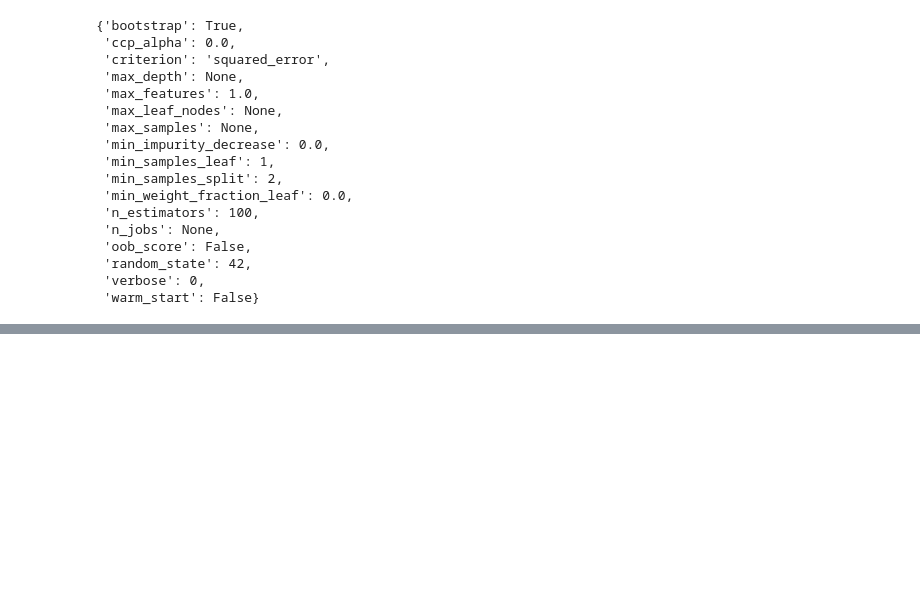
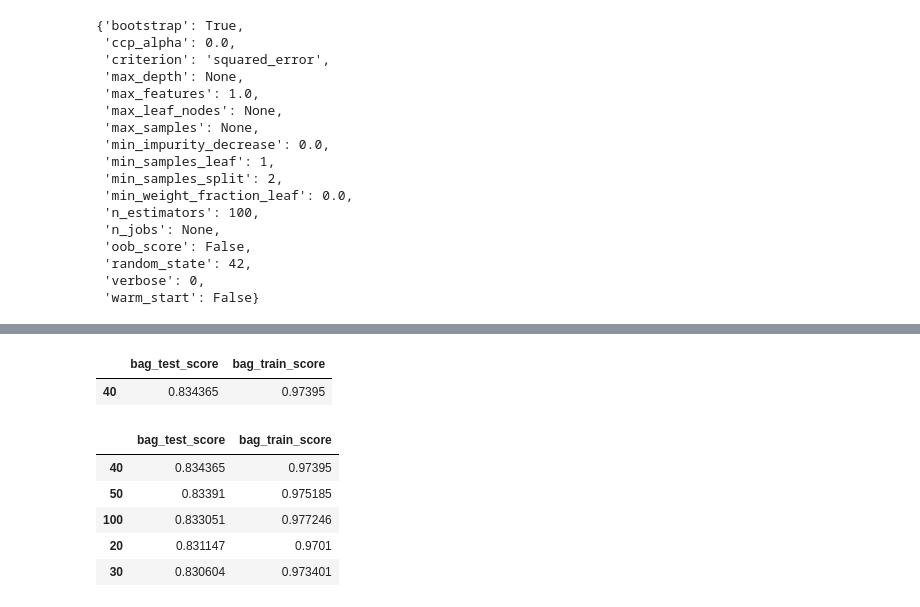
Before and after one commit to KDcodePy/Ensemble-Trees-Exercise, a Jupyter notebook: Ensemble_trees_exercise.ipynb, the cells around one changed output, grey strips where cells are left out. Cells and saved outputs as stored; diff of their text form; code cells hidden in the pictures; blank space fills up the shorter version.

```diff
--- a/Ensemble_trees_exercise.ipynb
+++ b/Ensemble_trees_exercise.ipynb
@@ -263,0 +288,21 @@ op_dec_tree
+# %%
+#Instantiate Bagging Reg model
+estimator = [10,20,30,40,50,100]
+bagreg_cols = ["bag_test_score", "bag_train_score"]
+op_bag_reg = OptimalParameter("bagreg",X_train,X_test, y_train, y_test, estimator, bagreg_cols)
+# %%
+# best estimator and model score
+op_bag_reg.get_op()
+# %% [output]
+|  | bag_test_score | bag_train_score |
+| 40 | 0.834365 | 0.97395 |
+# %%
+#top5 score by tuning n_estimator for bagreg
+op_bag_reg.mode_score.sort_values(by="bag_test_score", ascending=False).head()
+# %% [output]
+|  | bag_test_score | bag_train_score |
+| 40 | 0.834365 | 0.97395 |
+| 50 | 0.83391 | 0.975185 |
+| 100 | 0.833051 | 0.977246 |
+| 20 | 0.831147 | 0.9701 |
+| 30 | 0.830604 | 0.973401 |
```
Also changed, not shown: parts of 17 cells of this notebook.
